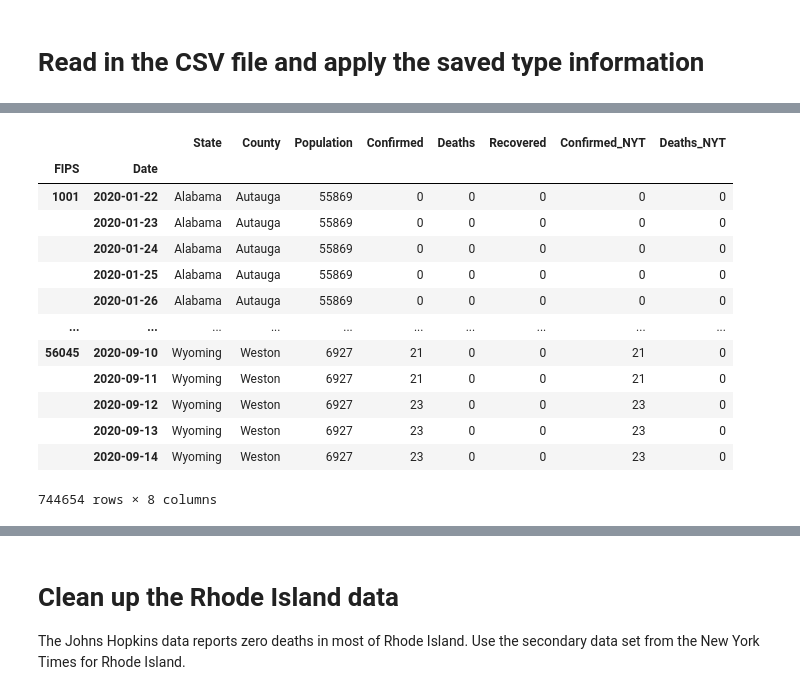
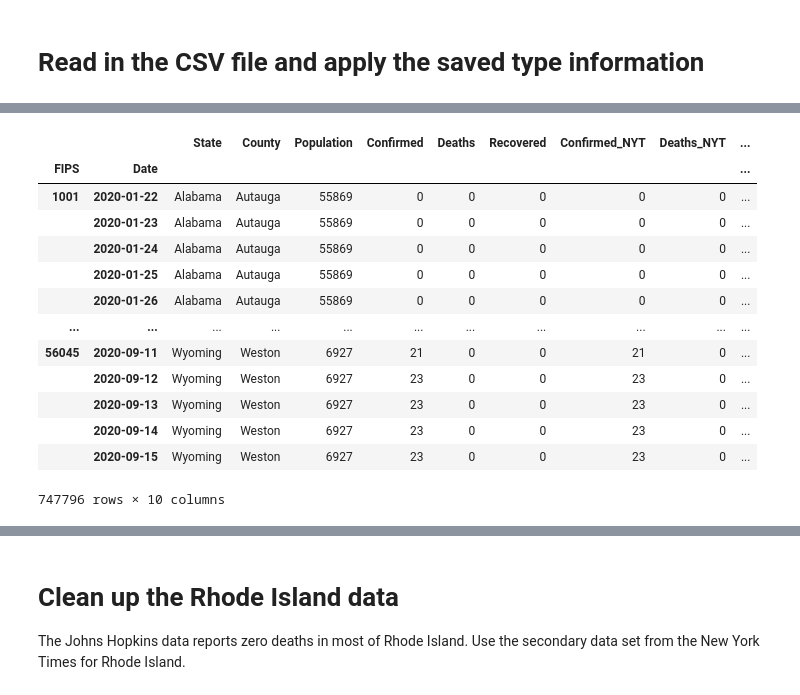
Before and after one commit to CODAIT/covid-notebooks, a Jupyter notebook: notebooks/clean_us_data.ipynb, the cells around one changed output, grey strips where cells are left out. Cells and saved outputs as stored; diff of their text form; code cells hidden in the pictures.

```diff
--- a/notebooks/clean_us_data.ipynb
+++ b/notebooks/clean_us_data.ipynb
@@ -74,25 +73,25 @@ cases_vertical
 # %%
 # Replace the missing values in the secondary dataset with 0's.
-cases_vertical["Confirmed_NYT"].fillna(0, inplace=True)
-cases_vertical["Deaths_NYT"].fillna(0, inplace=True)
-cases_vertical["Confirmed_NYT"] = cases_vertical["Confirmed_NYT"].astype("int64")
-cases_vertical["Deaths_NYT"] = cases_vertical["Deaths_NYT"].astype("int64")
+for colname in ("Confirmed_NYT", "Deaths_NYT", "Confirmed_USAFacts", "Deaths_USAFacts"):
+    cases_vertical[colname].fillna(0, inplace=True)
+    cases_vertical[colname] = cases_vertical[colname].astype("int64")
+
 cases_vertical
 # %% [output]
-|  |  | State | County | Population | Confirmed | Deaths | Recovered | Confirmed_NYT | Deaths_NYT |
-| FIPS | Date |  |  |  |  |  |  |  |  |
-| 1001 | 2020-01-22 | Alabama | Autauga | 55869 | 0 | 0 | 0 | 0 | 0 |
-|  | 2020-01-23 | Alabama | Autauga | 55869 | 0 | 0 | 0 | 0 | 0 |
-|  | 2020-01-24 | Alabama | Autauga | 55869 | 0 | 0 | 0 | 0 | 0 |
-|  | 2020-01-25 | Alabama | Autauga | 55869 | 0 | 0 | 0 | 0 | 0 |
-|  | 2020-01-26 | Alabama | Autauga | 55869 | 0 | 0 | 0 | 0 | 0 |
-| ... | ... | ... | ... | ... | ... | ... | ... | ... | ... |
-| 56045 | 2020-09-10 | Wyoming | Weston | 6927 | 21 | 0 | 0 | 21 | 0 |
-|  | 2020-09-11 | Wyoming | Weston | 6927 | 21 | 0 | 0 | 21 | 0 |
-|  | 2020-09-12 | Wyoming | Weston | 6927 | 23 | 0 | 0 | 23 | 0 |
-|  | 2020-09-13 | Wyoming | Weston | 6927 | 23 | 0 | 0 | 23 | 0 |
-|  | 2020-09-14 | Wyoming | Weston | 6927 | 23 | 0 | 0 | 23 | 0 |
+|  |  | State | County | Population | Confirmed | Deaths | Recovered | Confirmed_NYT | Deaths_NYT | ... |
+| FIPS | Date |  |  |  |  |  |  |  |  | ... |
+| 1001 | 2020-01-22 | Alabama | Autauga | 55869 | 0 | 0 | 0 | 0 | 0 | ... |
+|  | 2020-01-23 | Alabama | Autauga | 55869 | 0 | 0 | 0 | 0 | 0 | ... |
+|  | 2020-01-24 | Alabama | Autauga | 55869 | 0 | 0 | 0 | 0 | 0 | ... |
+|  | 2020-01-25 | Alabama | Autauga | 55869 | 0 | 0 | 0 | 0 | 0 | ... |
+|  | 2020-01-26 | Alabama | Autauga | 55869 | 0 | 0 | 0 | 0 | 0 | ... |
+| ... | ... | ... | ... | ... | ... | ... | ... | ... | ... | ... |
+| 56045 | 2020-09-11 | Wyoming | Weston | 6927 | 21 | 0 | 0 | 21 | 0 | ... |
+|  | 2020-09-12 | Wyoming | Weston | 6927 | 23 | 0 | 0 | 23 | 0 | ... |
+|  | 2020-09-13 | Wyoming | Weston | 6927 | 23 | 0 | 0 | 23 | 0 | ... |
+|  | 2020-09-14 | Wyoming | Weston | 6927 | 23 | 0 | 0 | 23 | 0 | ... |
+|  | 2020-09-15 | Wyoming | Weston | 6927 | 23 | 0 | 0 | 23 | 0 | ... |
-744654 rows × 8 columns
+747796 rows × 10 columns
 # %%
 # Collapse each time series down to a single cell
 cases, dates = util.collapse_time_series(cases_vertical, ["Confirmed", "Deaths", "Recovered",
```
Also changed, not shown: parts of 35 cells of this notebook, 1 other file.
